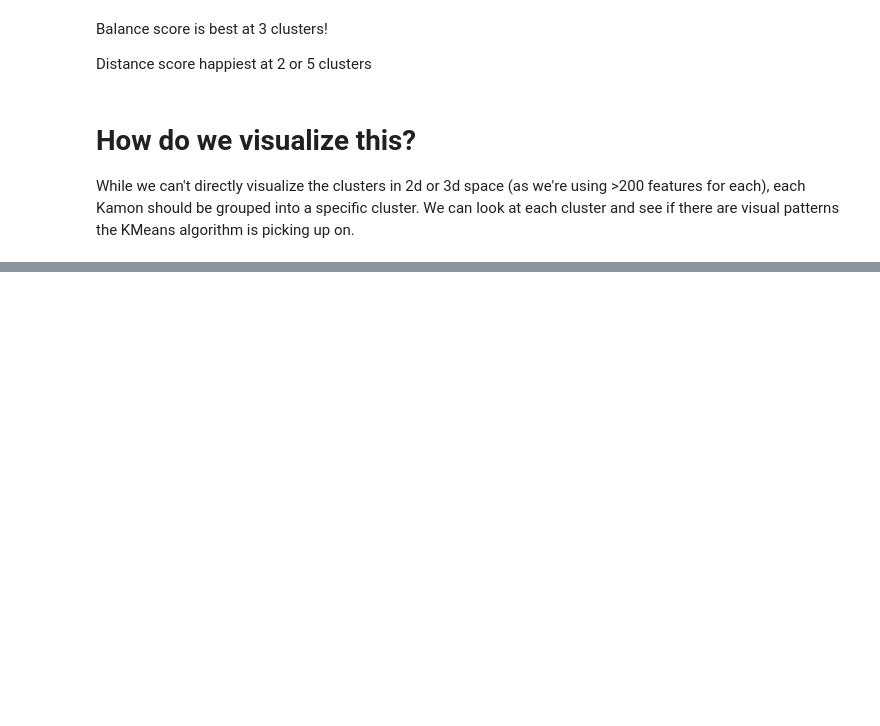
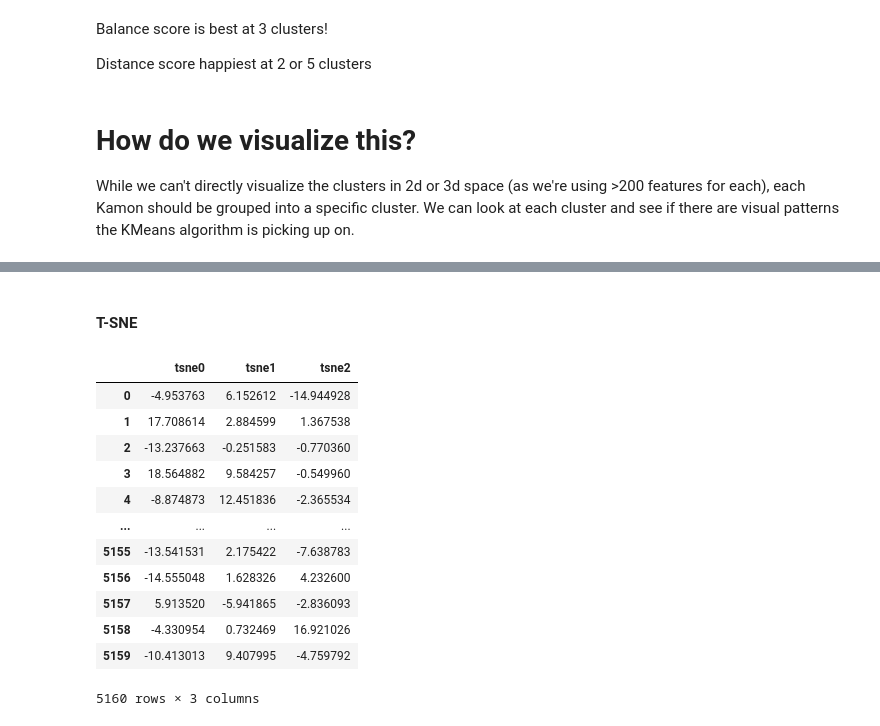
Before and after one commit to Machine-Learning-Parsons-Fall-2025/Project, a Jupyter notebook: Contour_and_KMeans.ipynb, the cells around one changed output, grey strips where cells are left out. Drawn from its saved outputs; the diff is of its cells as text; code cells hidden in the pictures; blank space fills up the shorter version.

```diff
--- a/Contour_and_KMeans.ipynb
+++ b/Contour_and_KMeans.ipynb
@@ -181,6 +182,6 @@ def contour_is_valid(c, h, w, m=1):
     x, y = p[0]
     if x < m or x > w - m - 1 or y < m or y > h - m - 1:
       return False
-  return (cv2.contourArea(c) < 0.70 * h * w) and (cv2.contourArea(c) > 0.15 * h * w)
+  return (cv2.contourArea(c) < 0.80 * h * w) and (cv2.contourArea(c) > 0.10 * h * w)
 
 contour_is_valid(contours[0], img.size[1] + 20 , img.size[0] + 20 )
@@ -444,3 +438,25 @@ final_df
+# %%
+#add back to dataframe with file names
+final_df = pd.concat([contours_df[['file_name', 'file_path']], centered_sorted_df], axis=1)
+final_df
+
+# extract category and subcategory from file_name
+def extract_category_subcategory(file_name):
+    # Remove the file extension
+    base_name = os.path.splitext(file_name)[0]
+
+    # Split the base name by underscores
+    parts = base_name.split('_')
+
+    #catgegory is first word
+    category = parts[0]
+    #subcategory is everything else, except for the number at the end
+    subcategory = '_'.join(parts[1:-1])
+
+    return category, subcategory
+# apply the function to create new columns
+final_df[['category', 'subcategory']] = final_df['file_name'].apply(lambda x: pd.Series(extract_category_subcategory(x)))
+final_df.head()
 # %%
 #export to csv
 
@@ -577,0 +794,2 @@ plant_hanabishi_62.jpg
+# %% [markdown]
+#### T-SNE
@@ -577,0 +798,18 @@ plant_hanabishi_62.jpg
+# %%
+tsne = TSNE(n_components=3, random_state=1010).set_output(transform="pandas")
+kamon_tsnse_df = tsne.fit_transform(kamon_pcs_df)
+kamon_tsnse_df
+# %% [output]
+|  | tsne0 | tsne1 | tsne2 |
+| 0 | -4.953763 | 6.152612 | -14.944928 |
+| 1 | 17.708614 | 2.884599 | 1.367538 |
+| 2 | -13.237663 | -0.251583 | -0.770360 |
+| 3 | 18.564882 | 9.584257 | -0.549960 |
+| 4 | -8.874873 | 12.451836 | -2.365534 |
+| ... | ... | ... | ... |
+| 5155 | -13.541531 | 2.175422 | -7.638783 |
+| 5156 | -14.555048 | 1.628326 | 4.232600 |
+| 5157 | 5.913520 | -5.941865 | -2.836093 |
+| 5158 | -4.330954 | 0.732469 | 16.921026 |
+| 5159 | -10.413013 | 9.407995 | -4.759792 |
+5160 rows × 3 columns
```
Also changed, not shown: parts of 32 cells of this notebook, 5 other files.
